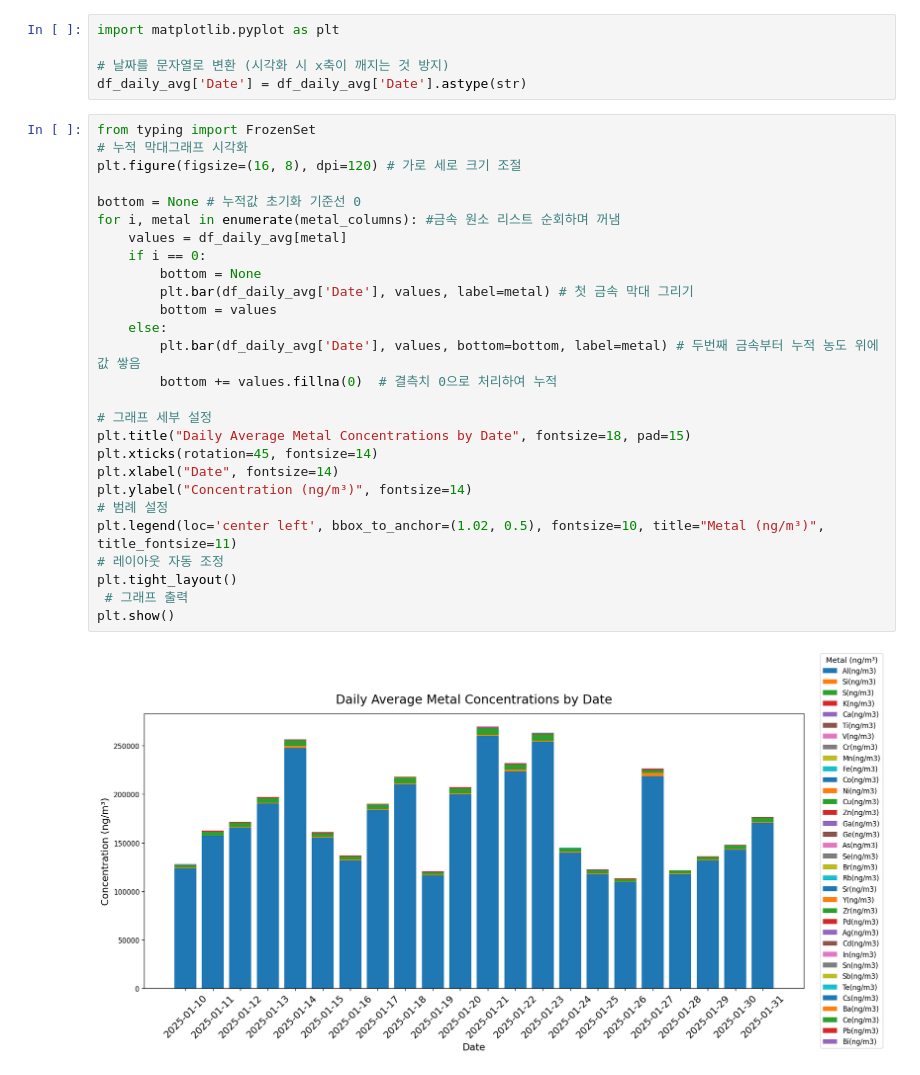
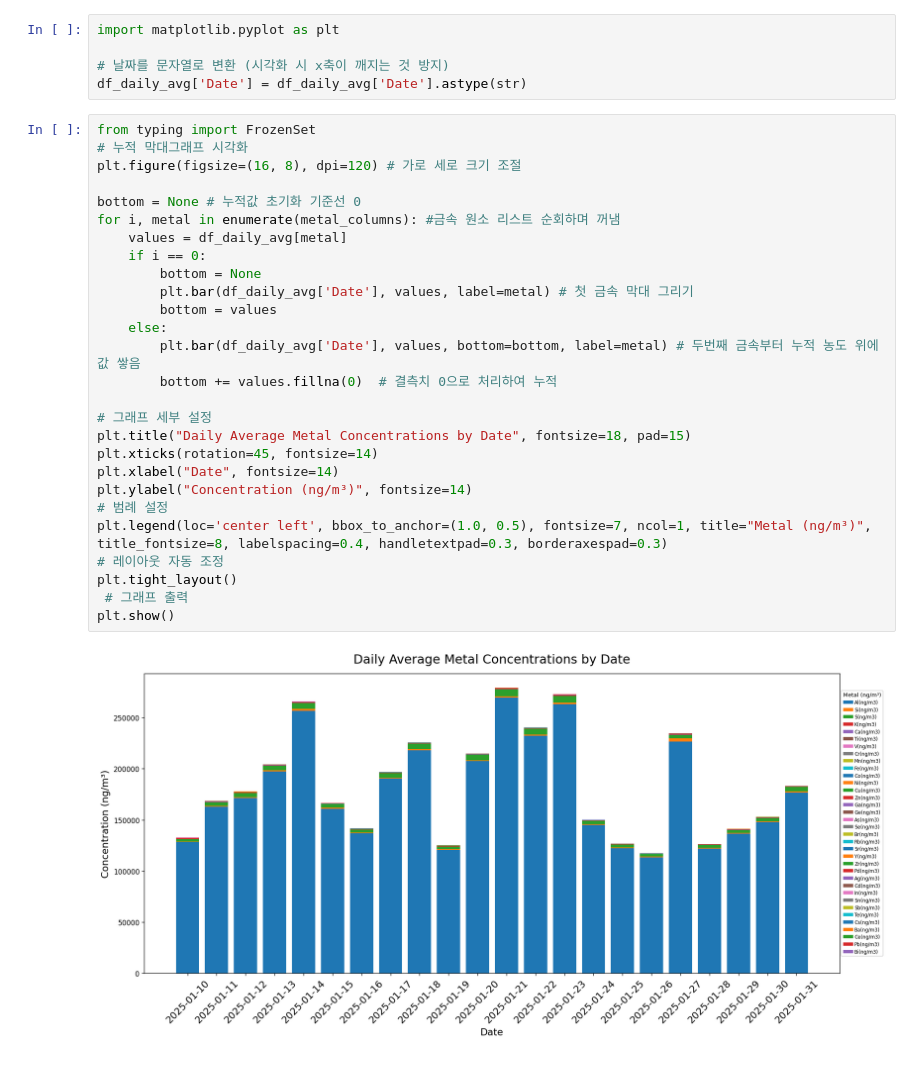
Before and after one commit to hyen0322/Data, a Jupyter notebook: Data Anlysis.ipynb, the cells around one changed output. Drawn from its saved outputs; the diff is of its cells as text.

```diff
--- a/Data Anlysis.ipynb
+++ b/Data Anlysis.ipynb
@@ -107,29 +107,29 @@ df_daily_avg['Date'] = df_daily_avg['Date'].astype(str)
 # %%
 from typing import FrozenSet
 # 누적 막대그래프 시각화
 plt.figure(figsize=(16, 8), dpi=120) # 가로 세로 크기 조절
 
 bottom = None # 누적값 초기화 기준선 0
 for i, metal in enumerate(metal_columns): #금속 원소 리스트 순회하며 꺼냄
     values = df_daily_avg[metal]
     if i == 0:
         bottom = None
         plt.bar(df_daily_avg['Date'], values, label=metal) # 첫 금속 막대 그리기
         bottom = values
     else:
         plt.bar(df_daily_avg['Date'], values, bottom=bottom, label=metal) # 두번째 금속부터 누적 농도 위에 값 쌓음
         bottom += values.fillna(0)  # 결측치 0으로 처리하여 누적
 
 # 그래프 세부 설정
 plt.title("Daily Average Metal Concentrations by Date", fontsize=18, pad=15)
 plt.xticks(rotation=45, fontsize=14)
 plt.xlabel("Date", fontsize=14)
 plt.ylabel("Concentration (ng/m³)", fontsize=14)
 # 범례 설정
-plt.legend(loc='center left', bbox_to_anchor=(1.02, 0.5), fontsize=10, title="Metal (ng/m³)", title_fontsize=11)
+plt.legend(loc='center left', bbox_to_anchor=(1.0, 0.5), fontsize=7, ncol=1, title="Metal (ng/m³)", title_fontsize=8, labelspacing=0.4, handletextpad=0.3, borderaxespad=0.3)
 # 레이아웃 자동 조정
 plt.tight_layout()
  # 그래프 출력
 plt.show()
 # %% [output]
-[figure, old version]
+[figure, new version]
```
